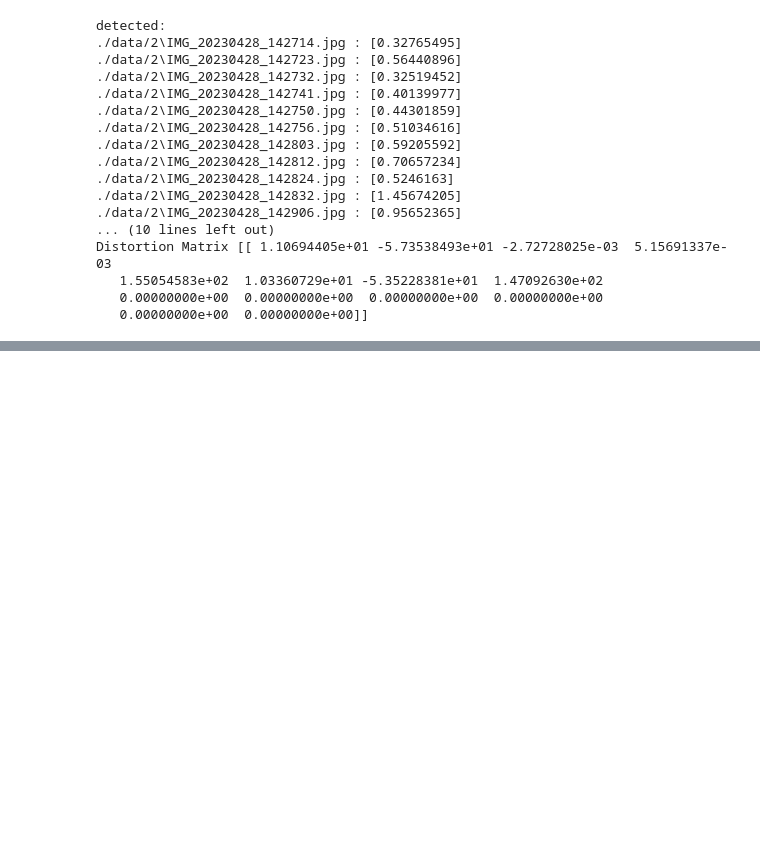
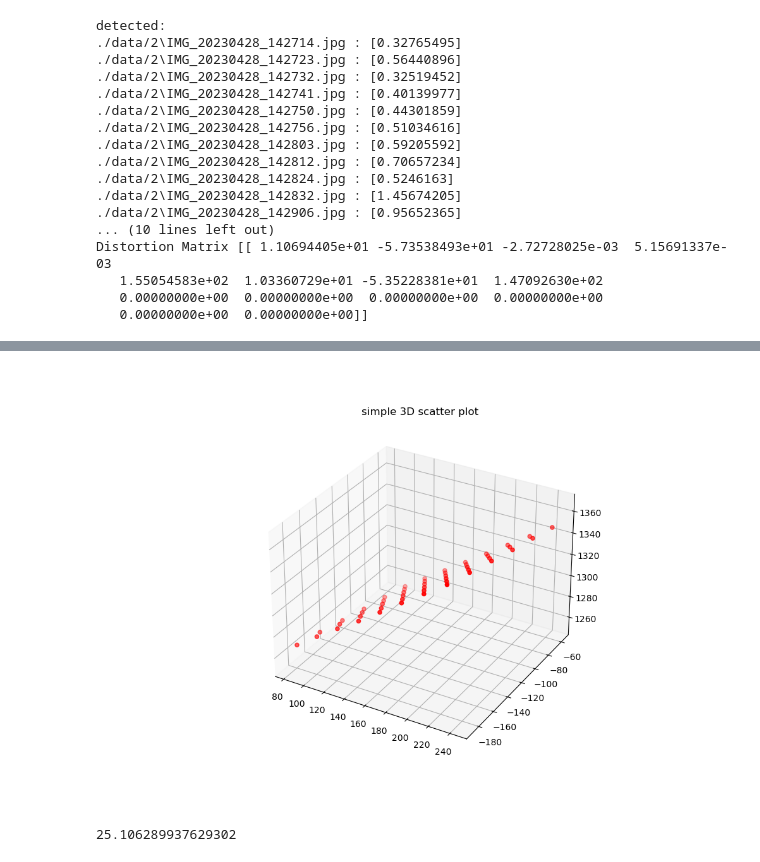
Before and after one commit to mosesananta/TA, a Jupyter notebook: hi.ipynb, the cells around one changed output, grey strips where cells are left out. Drawn from its saved outputs; the diff is of its cells as text; code cells hidden in the pictures; blank space fills up the shorter version.

```diff
--- a/hi.ipynb
+++ b/hi.ipynb
@@ -162,0 +278,2 @@ Distortion Matrix [[ 1.10694405e+01 -5.73538493e+01 -2.72728025e-03  5.15691337e
+# %%
+R, T = stereo_calibrate(mtx1, dist1, mtx2, dist2, './data/3.1/*','./data/3.2/*')
@@ -281,0 +464,29 @@ Detected :
+# %%
+# Import libraries
+%matplotlib widget
+from mpl_toolkits import mplot3d
+import numpy as np
+import matplotlib.pyplot as plt
+
+
+# Points
+x = p3ds[:,0]
+y = p3ds[:,1]
+z = p3ds[:,2]
+
+# Creating figure
+fig = plt.figure(figsize = (10, 7))
+ax = plt.axes(projection ="3d")
+
+# Creating plot
+ax.scatter3D(x, y, z, color = "red")
+plt.title("simple 3D scatter plot")
+
+# show plot
+plt.show()
+# %% [output]
+[figure, added]
+# %%
+np.linalg.norm(p3ds[0]-p3ds[1])
+# %% [output]
+25.106289937629302
```
Also changed, not shown: parts of 5 cells of this notebook, 9 other files.
